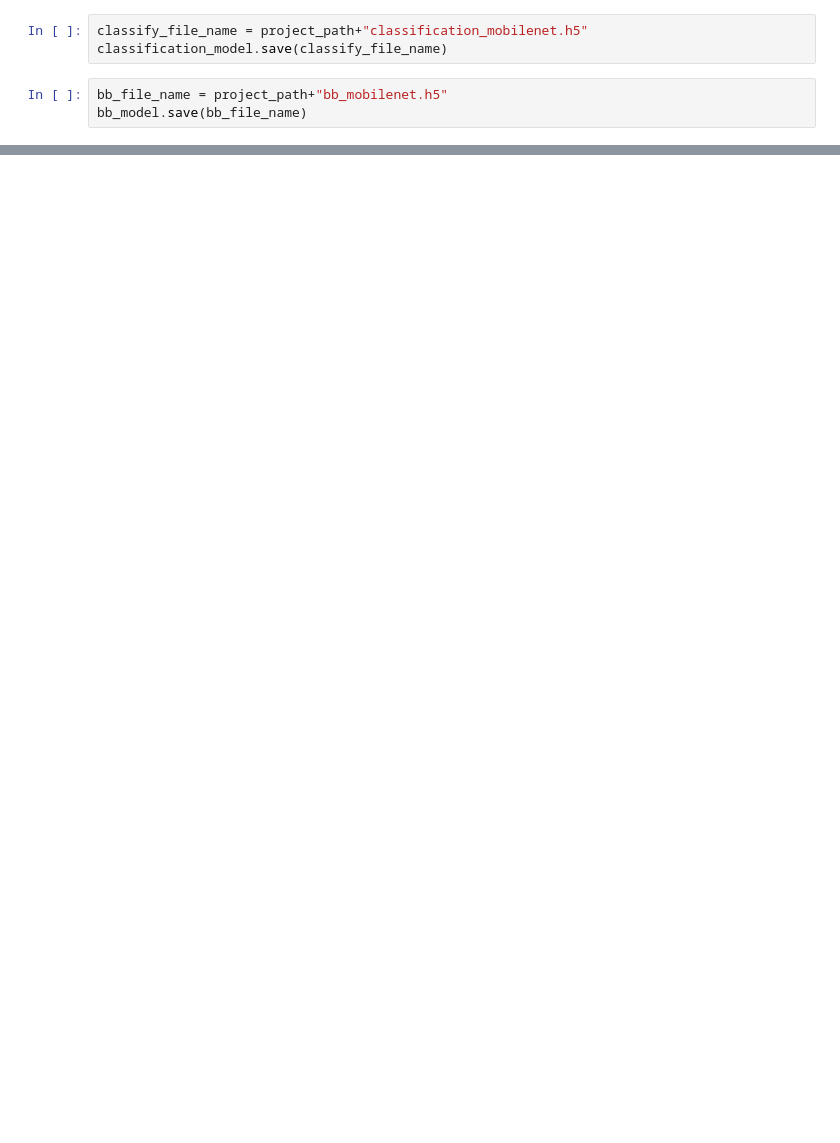
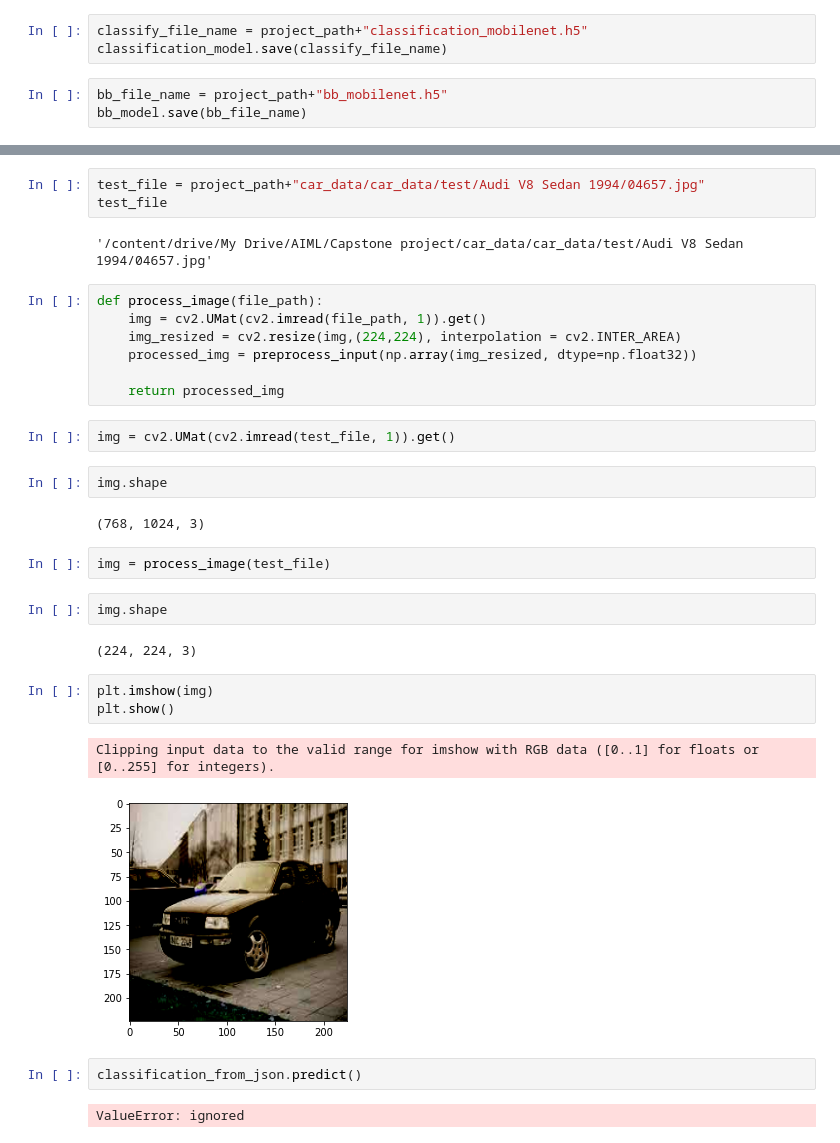
Before and after one commit to bamachrn/car-detection-cv2, a Jupyter notebook: car_detection.ipynb, the cells around one changed output, grey strips where cells are left out. Drawn from its saved outputs; the diff is of its cells as text; blank space fills up the shorter version.

```diff
--- a/car_detection.ipynb
+++ b/car_detection.ipynb
@@ -680,0 +714,34 @@ bb_model.save(bb_file_name)
+# %%
+test_file = project_path+"car_data/car_data/test/Audi V8 Sedan 1994/04657.jpg"
+test_file
+# %% [output]
+'/content/drive/My Drive/AIML/Capstone project/car_data/car_data/test/Audi V8 Sedan 1994/04657.jpg'
+# %%
+def process_image(file_path):
+    img = cv2.UMat(cv2.imread(file_path, 1)).get()
+    img_resized = cv2.resize(img,(224,224), interpolation = cv2.INTER_AREA)
+    processed_img = preprocess_input(np.array(img_resized, dtype=np.float32))
+
+    return processed_img
+# %%
+img = cv2.UMat(cv2.imread(test_file, 1)).get()
+# %%
+img.shape
+# %% [output]
+(768, 1024, 3)
+# %%
+img = process_image(test_file)
+# %%
+img.shape
+# %% [output]
+(224, 224, 3)
+# %%
+plt.imshow(img)
+plt.show()
+# %% [output]
+Clipping input data to the valid range for imshow with RGB data ([0..1] for floats or [0..255] for integers).
+[figure, added]
+# %%
+classification_from_json.predict()
+# %% [output]
+ValueError: ignored
```
Also changed, not shown: parts of 19 cells of this notebook.
